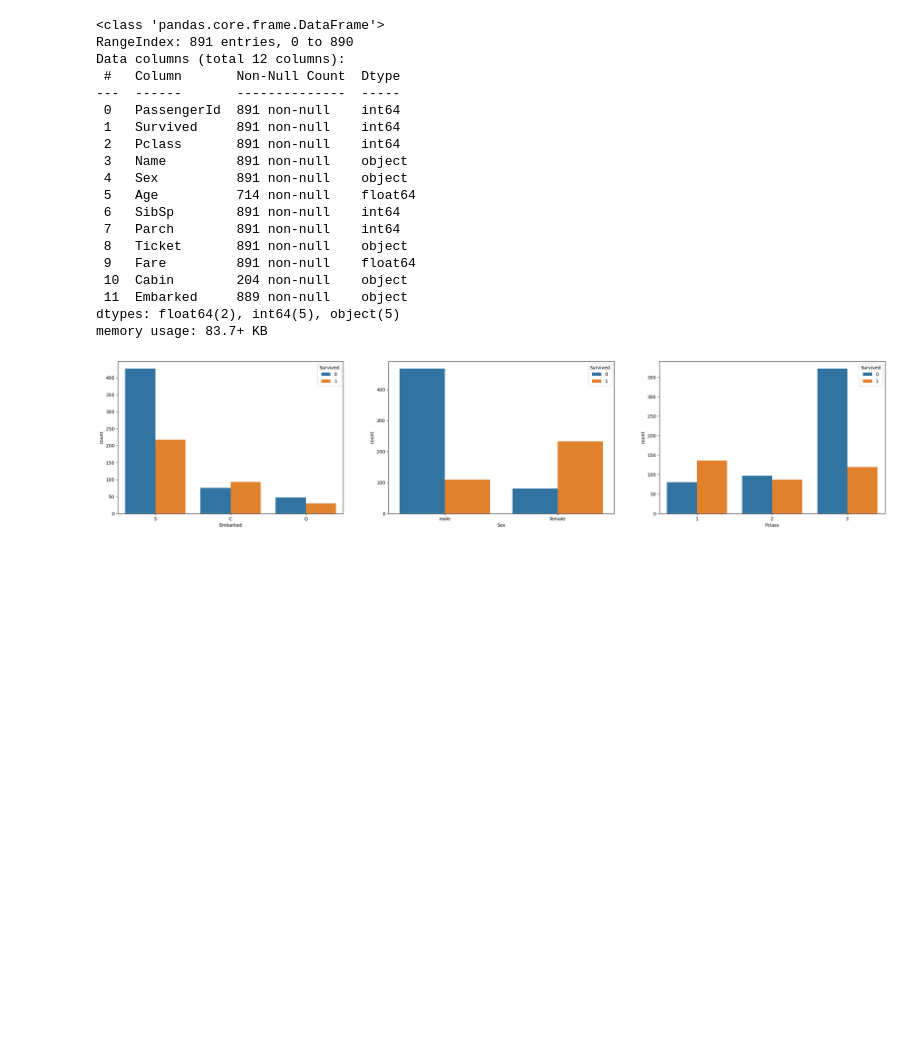
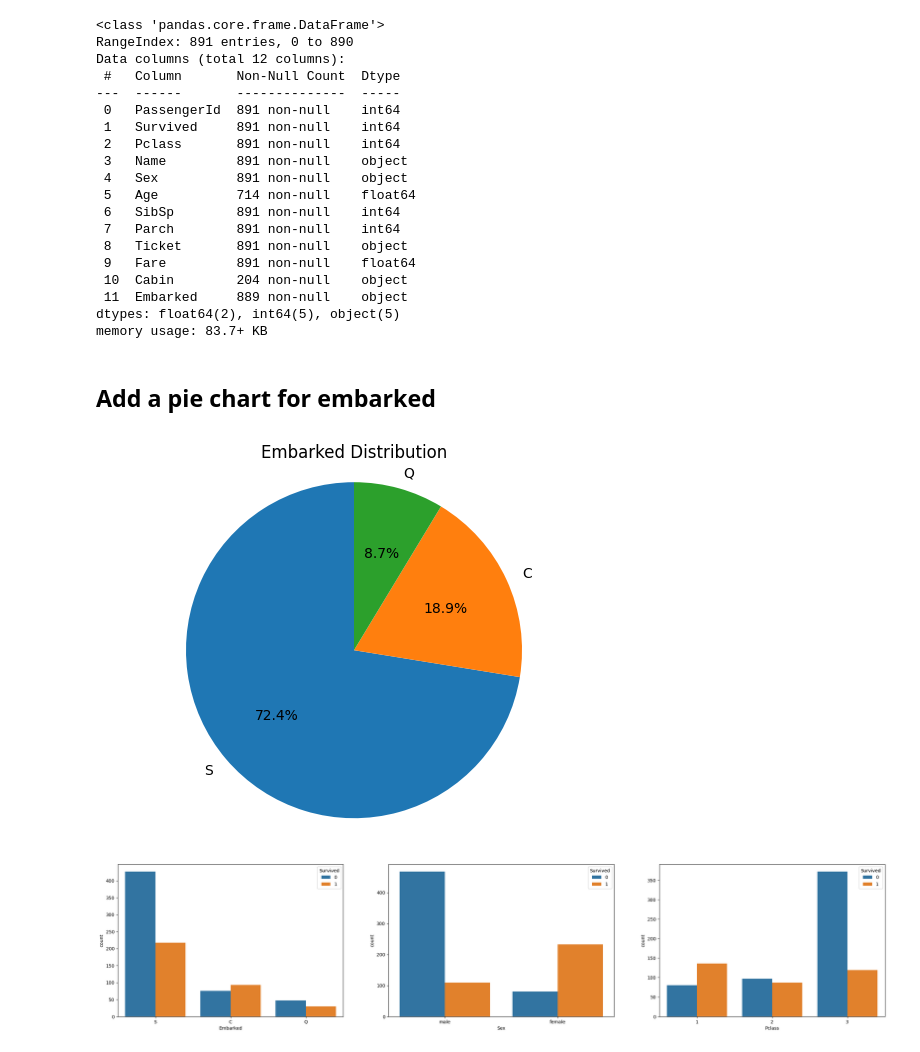
Before and after one commit to ronald-leung/datascience_machinelearning, a Jupyter notebook: Kaggle/Titanic/titanic_analysis3.ipynb, the cells around one changed output. Cells and saved outputs as stored; diff of their text form; code cells hidden in the pictures; blank space fills up the shorter version.

Commit message:
Add a pie chart

```diff
--- a/Kaggle/Titanic/titanic_analysis3.ipynb
+++ b/Kaggle/Titanic/titanic_analysis3.ipynb
@@ -78,6 +78,27 @@ import math
 targetColumn = 'Survived'
 catColumns = ['Embarked', 'Sex', 'Pclass']
 numColumns = ['Age', 'Fare', 'SibSp', 'Parch']
+# %% [markdown]
+## Add a pie chart for embarked
+# %%
+# Set up the figure and axis
+fig, ax = plt.subplots()
+
+embarked_df = df['Embarked'].value_counts()
+labels = list(embarked_df.keys())
+sizes = list(embarked_df)
+
+# Plot the pie chart using Seaborn
+ax.pie(sizes, labels=labels, autopct='%1.1f%%', startangle=90)
+ax.axis('equal')  # Equal aspect ratio ensures that pie is drawn as a circle
+
+# Set the title for the chart
+plt.title('Embarked Distribution')
+
+# Show the chart
+plt.show()
+# %% [output]
+[figure, added]
 # %%
 # Visualize relationship between categorical columns and survival
 colCount = 3
```
